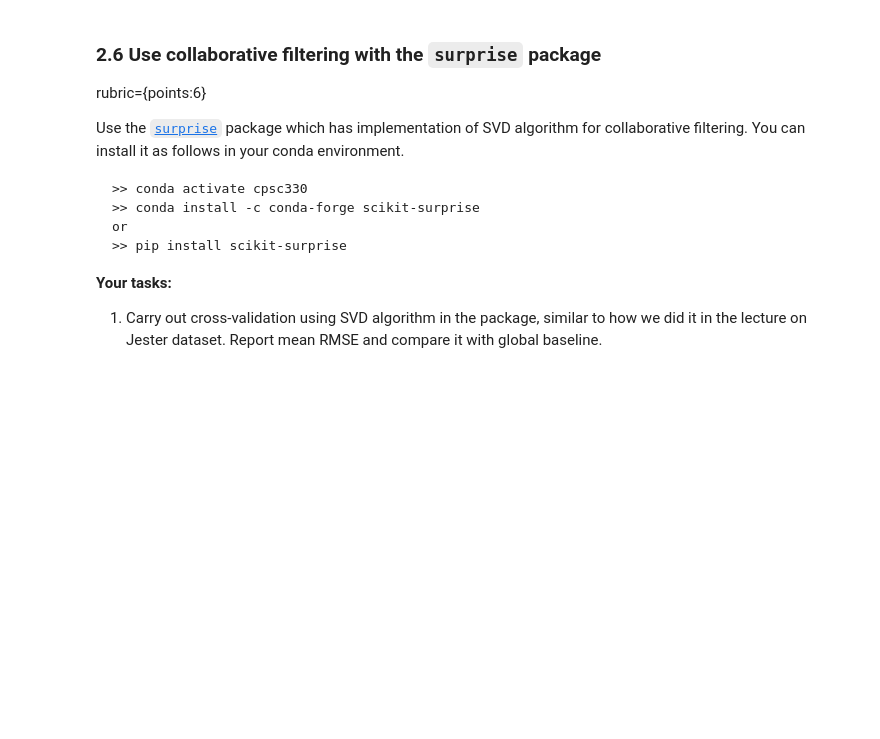
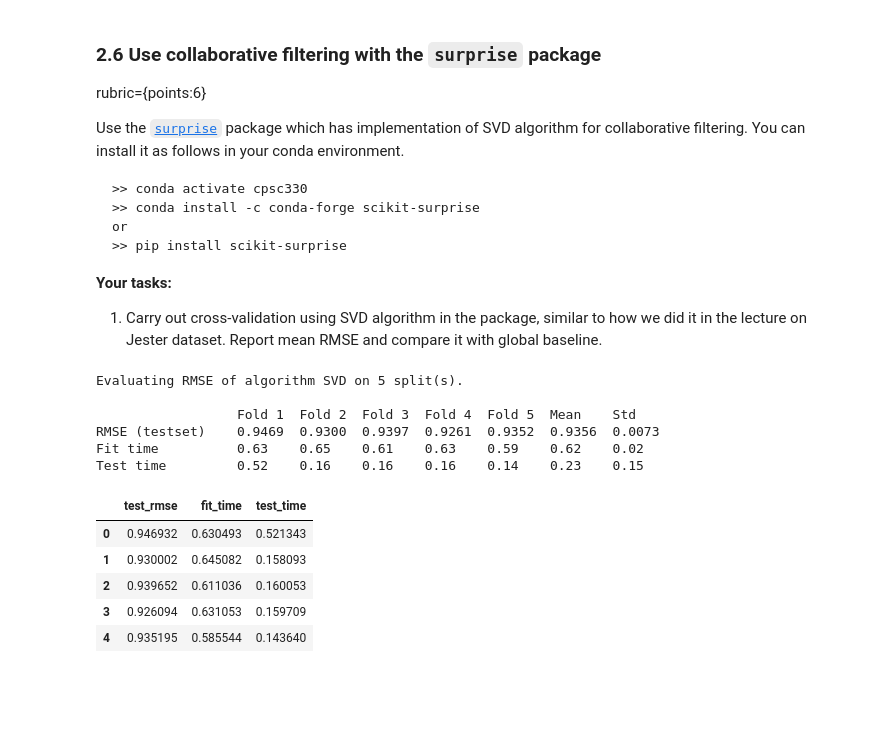
Before and after one commit to Blaise143/CPSC-330-ASSIGNMENTS, a Jupyter notebook: hw7/hw7.ipynb, the cells around one changed output. Saved outputs shown, nothing was run; the diff lists cells and outputs as text; code cells hidden in the pictures; blank space fills up the shorter version.

```diff
--- a/hw7/hw7.ipynb
+++ b/hw7/hw7.ipynb
@@ -597,3 +688,31 @@ or
 **Your tasks:**
 
 1. Carry out cross-validation using SVD algorithm in the package, similar to how we did it in the lecture on Jester dataset. Report mean RMSE and compare it with global baseline.
+# %%
+from surprise import SVD , accuracy, Dataset, Reader
+from surprise.model_selection import cross_validate
+
+k = 10
+
+trial = ratings[["user_id", "movie_id", "rating"]]
+reader = Reader()
+reader
+data = Dataset.load_from_df(trial, reader)
+data
+cross_vals=  cross_validate(SVD(n_factors=k), data,
+                            measures=["RMSE"], verbose=True)
+pd.DataFrame(cross_vals)
+# cross_vals
+# %% [output]
+Evaluating RMSE of algorithm SVD on 5 split(s).
+
+                  Fold 1  Fold 2  Fold 3  Fold 4  Fold 5  Mean    Std
+RMSE (testset)    0.9469  0.9300  0.9397  0.9261  0.9352  0.9356  0.0073
+Fit time          0.63    0.65    0.61    0.63    0.59    0.62    0.02
+Test time         0.52    0.16    0.16    0.16    0.14    0.23    0.15
+|  | test_rmse | fit_time | test_time |
+| 0 | 0.946932 | 0.630493 | 0.521343 |
+| 1 | 0.930002 | 0.645082 | 0.158093 |
+| 2 | 0.939652 | 0.611036 | 0.160053 |
+| 3 | 0.926094 | 0.631053 | 0.159709 |
+| 4 | 0.935195 | 0.585544 | 0.143640 |
```
Also changed, not shown: parts of 15 cells of this notebook, 1 other file.
